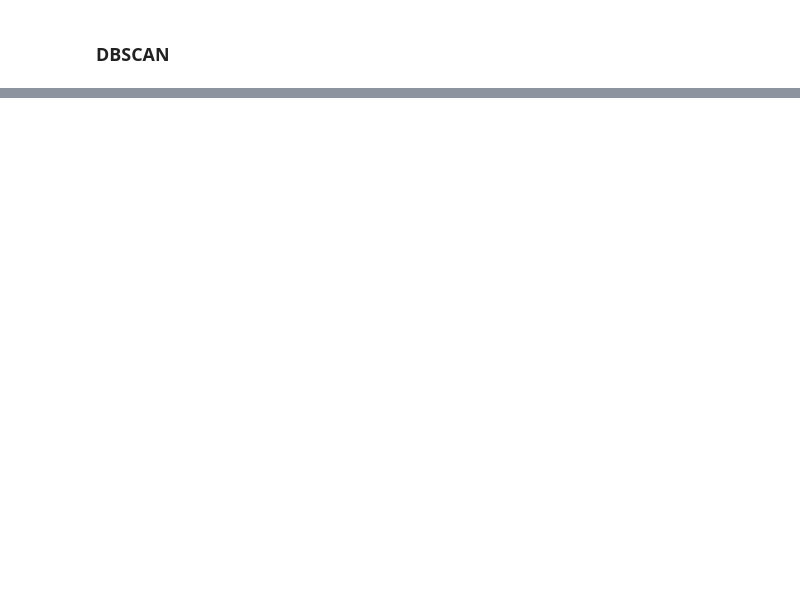
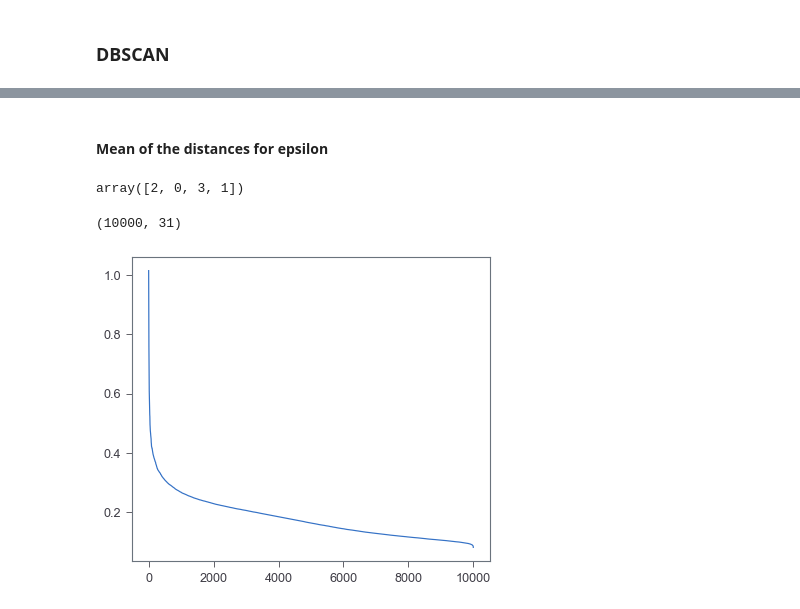
Before and after one commit to sameervk/Unsupervised_ML_of_Z_boson_decay, a Jupyter notebook: Zee-decay_DBSCAN_v1.ipynb, the cells around one changed output, grey strips where cells are left out. Saved outputs shown, nothing was run; the diff lists cells and outputs as text; code cells hidden in the pictures; blank space fills up the shorter version.

```diff
--- a/Zee-decay_DBSCAN_v1.ipynb
+++ b/Zee-decay_DBSCAN_v1.ipynb
@@ -301,0 +117,3 @@ sns.boxplot(dbscan_countsratio, orient = 'v', width=0.4, color = 'cyan' )
+# %%
+dist, points = nearestneighdist.kneighbors(train_data[:,:16], n_neighbors=kneigh, return_distance=True)
+dist.shape, points.shape
@@ -301,0 +135,24 @@ sns.boxplot(dbscan_countsratio, orient = 'v', width=0.4, color = 'cyan' )
+# %% [markdown]
+#### Mean of the distances for epsilon
+# %%
+np.argsort([1,3,0,2])
+# %% [output]
+array([2, 0, 3, 1])
+# %%
+sorted_indices_mean = np.argsort(np.apply_along_axis(np.mean, axis=1, arr = dist))
+# %%
+sorted_indices_mean = sorted_indices_mean[::-1]
+# sorting in descending order
+# %%
+sorted_dist_mean = dist[sorted_indices_mean]
+sorted_points_mean = points[sorted_indices_mean]
+sorted_points_mean.shape
+# %% [output]
+(10000, 31)
+# %%
+#Plotting mean of the distances
+plt.plot(points[:,0], np.apply_along_axis(np.mean, axis=1, arr = sorted_dist_mean))
+# plt.xlim([0,577])
+plt.show()
+# %% [output]
+[figure, added]
```
Also changed, not shown: parts of 201 cells of this notebook.
